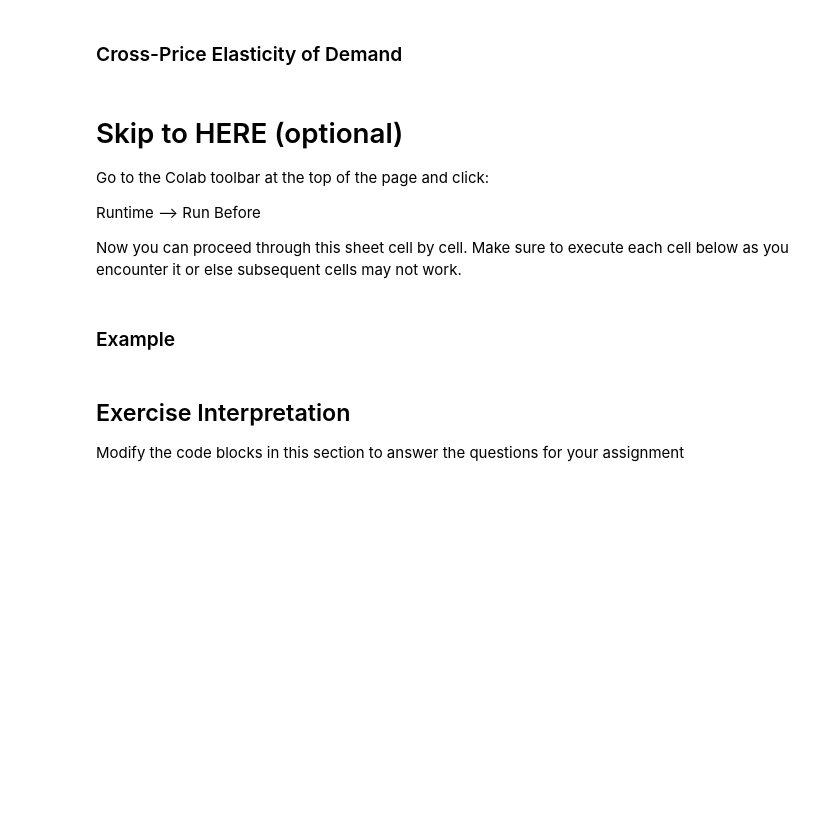
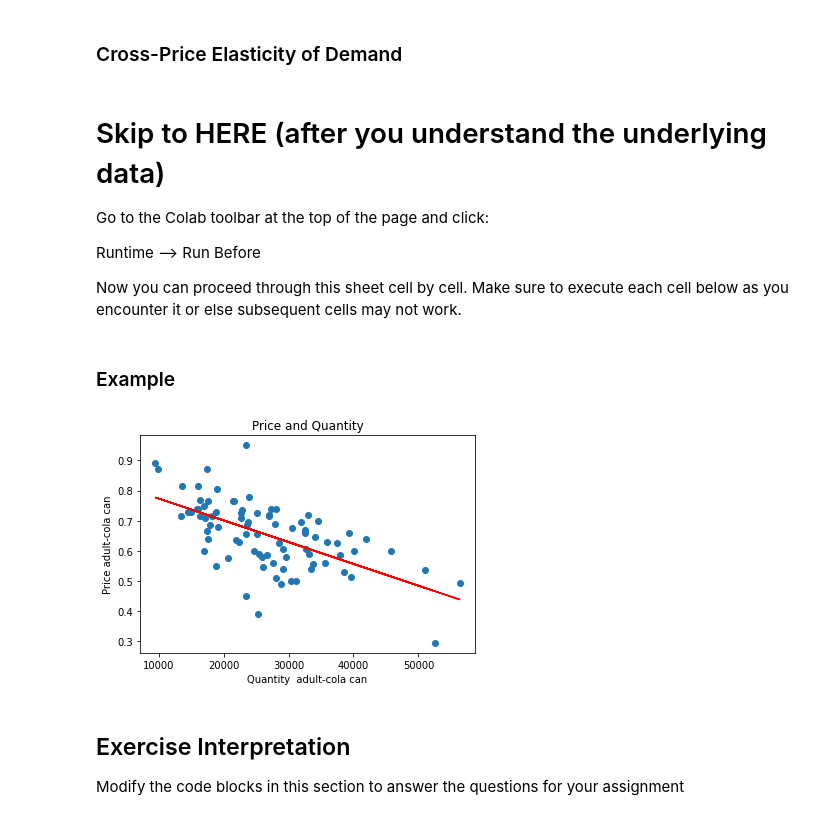
Before and after one commit to mknomics/teaching_intro_price_optimization, a Jupyter notebook: Elasticity_Intro.ipynb, the cells around one changed output. Cells and saved outputs as stored; diff of their text form; code cells hidden in the pictures; blank space fills up the shorter version.

```diff
--- a/Elasticity_Intro.ipynb
+++ b/Elasticity_Intro.ipynb
@@ -277,7 +287,7 @@ def cross_price_plot(brand=True, container=True):
       PricePoint=np.mean(df_city['mean_p']['Athens'][i][container])
       cross_price(Q_brand=brand, Q_container=container, P_brand=i, P_container=container, PricePoint=PricePoint)
 # %% [markdown]
-# Skip to HERE (optional)
+# Skip to HERE (after you understand the underlying data)
 Go to the Colab toolbar at the top of the page and click:
 
 Runtime --> Run Before
@@ -287,7 +297,9 @@ Now you can proceed through this sheet cell by cell.  Make sure to execute each
 ### Example
 # %%
 # Example: Scatter plot quantity of adult-cola cans with price of lemon-boost glass bottles
-Athens(Q_brand='adult-cola', Q_container='can', P_brand='lemon-boost', P_container='glass')
+Athens(Q_brand='adult-cola', Q_container='can', P_brand='adult-cola', P_container='can')
+# %% [output]
+[figure, added]
 # %% [markdown]
 ## Exercise Interpretation
 Modify the code blocks in this section to answer the questions for your assignment
```
Also changed, not shown: parts of 12 cells of this notebook.
